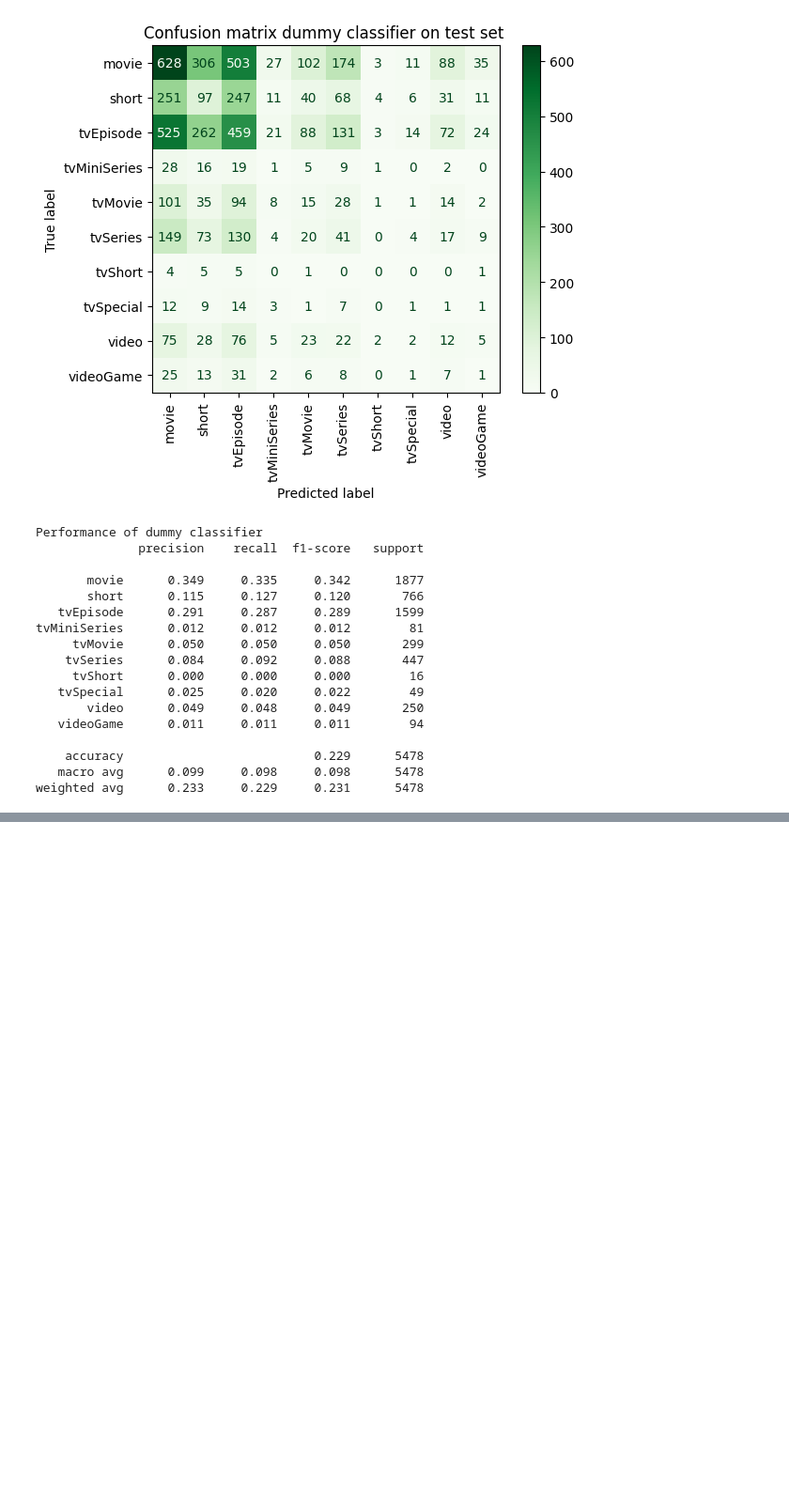
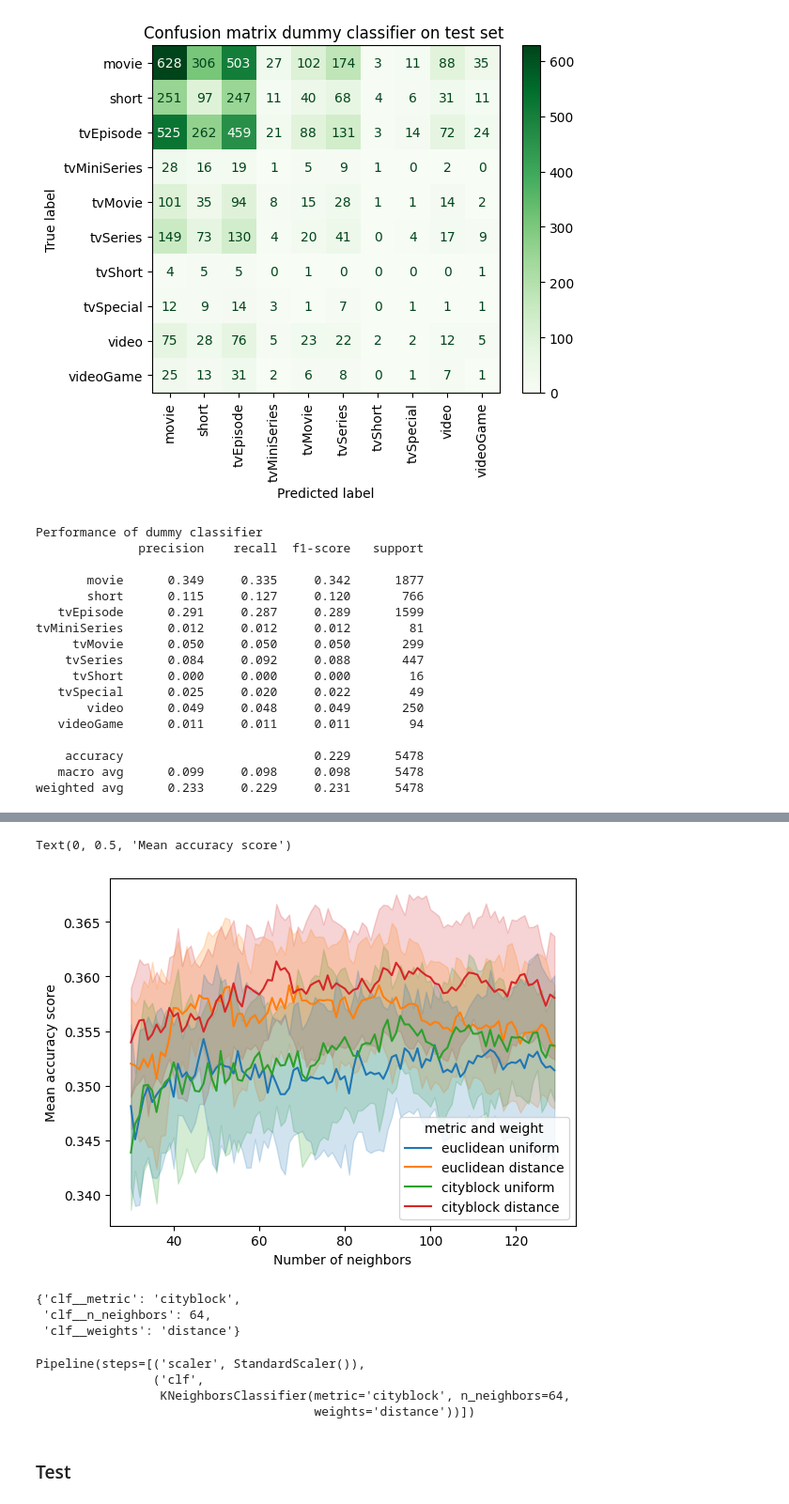
Before and after one commit to g-fabiani4-unipi/dm_project, a Jupyter notebook: KNN.ipynb, the cells around one changed output, grey strips where cells are left out. Shown at 94% size. Cells and saved outputs as stored; diff of their text form; code cells hidden in the pictures; blank space fills up the shorter version.

```diff
--- a/KNN.ipynb
+++ b/KNN.ipynb
@@ -320,0 +406,10 @@ weighted avg      0.233     0.229     0.231      5478
+# %%
+param_grid['clf__n_neighbors'] = np.arange(30, 130)
+
+grid_mini = GridSearchCV(pipeline,
+                    param_grid=param_grid,
+                    cv=splitter,
+                    verbose=2,
+                    n_jobs=-1
+                    )
+grid_mini.fit(train_X, train_y)
@@ -320,0 +451,47 @@ weighted avg      0.233     0.229     0.231      5478
+# %%
+results_mini = pd.DataFrame(grid_mini.cv_results_)
+results_mini['metric and weight'] = results_mini['param_clf__metric'] + ' ' + results_mini['param_clf__weights']
+# %%
+ax = sns.lineplot(
+    data=results_mini,
+    x='param_clf__n_neighbors',
+    y="mean_test_score",
+    hue="metric and weight"
+)
+
+handles, labels = ax.get_legend_handles_labels()
+colors = {
+    label: handle.get_color()
+    for label, handle in zip(labels, handles)
+}
+
+for i, (label, df) in enumerate(results_mini.groupby('metric and weight')):
+    x = df['param_clf__n_neighbors'].astype('int')
+    mean_score = df['mean_test_score']
+    std_score = df['std_test_score']
+
+    ax.fill_between(
+        x=x, y1=mean_score + std_score, y2=mean_score - std_score,
+        alpha=.2, color=colors[label]
+    )
+
+plt.xlabel("Number of neighbors")
+plt.ylabel("Mean accuracy score")
+# %% [output]
+Text(0, 0.5, 'Mean accuracy score')
+[figure, added]
+# %%
+grid_mini.best_params_
+# %% [output]
+{'clf__metric': 'cityblock',
+ 'clf__n_neighbors': 64,
+ 'clf__weights': 'distance'}
+# %%
+best_model = grid_mini.best_estimator_
+# %% [output]
+Pipeline(steps=[('scaler', StandardScaler()),
+                ('clf',
+                 KNeighborsClassifier(metric='cityblock', n_neighbors=64,
+                                      weights='distance'))])
+# %% [markdown]
+### Test
```
Also changed, not shown: parts of 20 cells of this notebook.
